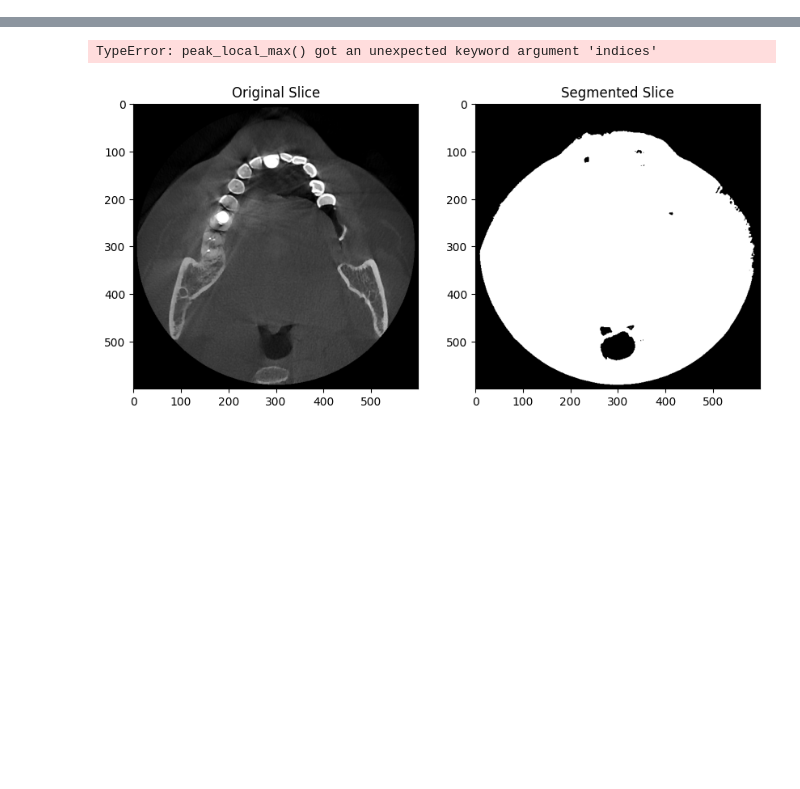
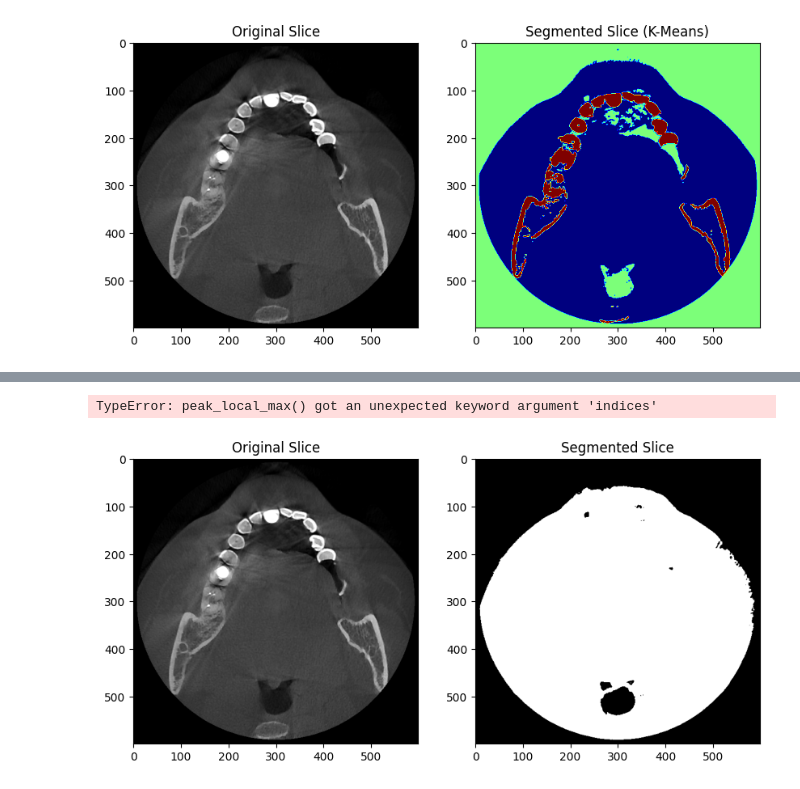
Before and after one commit to shihabhassannaim/99-Days-Coding-Challenge-in-Machine-Learning-, a Jupyter notebook: 3d image processing/notebook/3d.ipynb, the cells around one changed output, grey strips where cells are left out. Saved outputs shown, nothing was run; the diff lists cells and outputs as text; code cells hidden in the pictures; blank space fills up the shorter version.

```diff
--- a/3d image processing/notebook/3d.ipynb
+++ b/3d image processing/notebook/3d.ipynb
@@ -12,15 +11,0 @@ base_dir = "/home/shihab/Desktop/Machine Learning/Dataset/3dImageDataset/minData
-# %%
-import os
-import pydicom
-import numpy as np
-
-# Folder containing DICOM files
-dicom_folder = "/home/shihab/Desktop/Machine Learning/Dataset/3dImageDataset/minData/147-Tahera Sultana. Dr_Nurul_Amin"
-
-# Load all DICOM files
-dicom_files = [pydicom.dcmread(os.path.join(dicom_folder, f)) for f in os.listdir(dicom_folder) if f.endswith('.dcm')]
-
-# Convert DICOM pixel data to a 3D numpy array
-image_stack = np.stack([f.pixel_array for f in dicom_files])
-
-print(f"Image stack shape: {image_stack.shape}")  # (num_slices, height, width)
@@ -42,0 +16,54 @@ Preprocessed stack shape: (450, 600, 600)
+# %%
+import os
+import numpy as np
+import pydicom
+from sklearn.cluster import KMeans
+import matplotlib.pyplot as plt
+from skimage import exposure
+
+# Load DICOM data
+import os
+import pydicom
+import numpy as np
+
+def load_dicom_images(dicom_folder):
+    dicom_files = [f for f in os.listdir(dicom_folder) if f.endswith('.dcm')]
+    images = []
+    for file in dicom_files:
+        dicom_path = os.path.join(dicom_folder, file)
+        dicom_data = pydicom.dcmread(dicom_path)
+        images.append(dicom_data.pixel_array)
+    return np.array(images)
+
+# Normalize images for clustering
+def normalize_images(images):
+    normalized = exposure.rescale_intensity(images, out_range=(0, 1))
+    return normalized
+
+# K-Means Clustering
+def segment_with_kmeans(image, n_clusters=3):
+    flat_image = image.flatten().reshape(-1, 1)
+    kmeans = KMeans(n_clusters=n_clusters, random_state=42)
+    kmeans.fit(flat_image)
+    segmented = kmeans.labels_.reshape(image.shape)
+    return segmented
+
+# Load and preprocess
+images = load_dicom_images(dicom_folder)
+normalized_images = normalize_images(images)
+
+# Perform segmentation on a single slice
+slice_idx = 50  # Adjust for visualization
+segmented_slice = segment_with_kmeans(normalized_images[slice_idx])
+
+# Visualize original and segmented images
+plt.figure(figsize=(10, 5))
+plt.subplot(1, 2, 1)
+plt.title("Original Slice")
+plt.imshow(normalized_images[slice_idx], cmap="gray")
+plt.subplot(1, 2, 2)
+plt.title("Segmented Slice (K-Means)")
+plt.imshow(segmented_slice, cmap="jet")
+plt.show()
+# %% [output]
+[figure, added]
```
Also changed, not shown: parts of 5 cells of this notebook.
